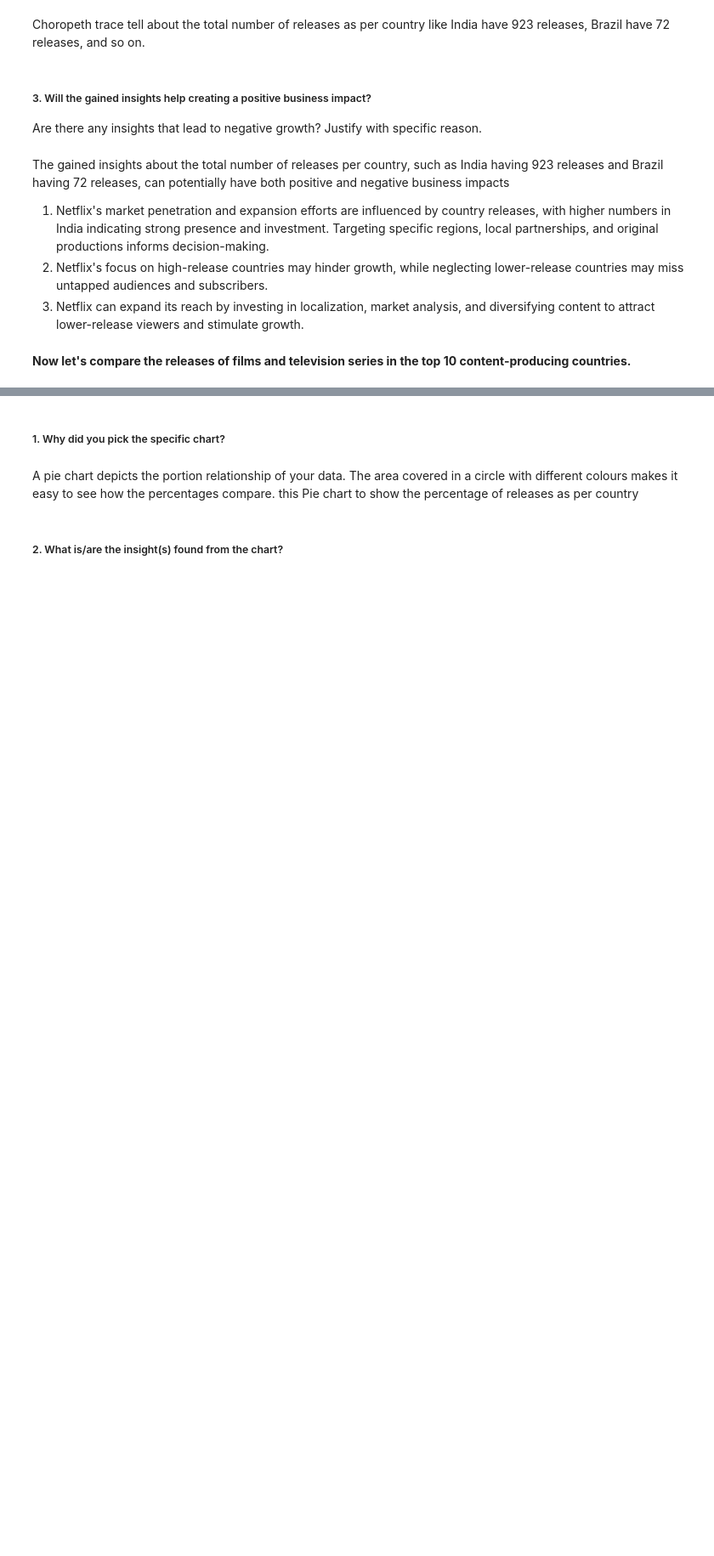
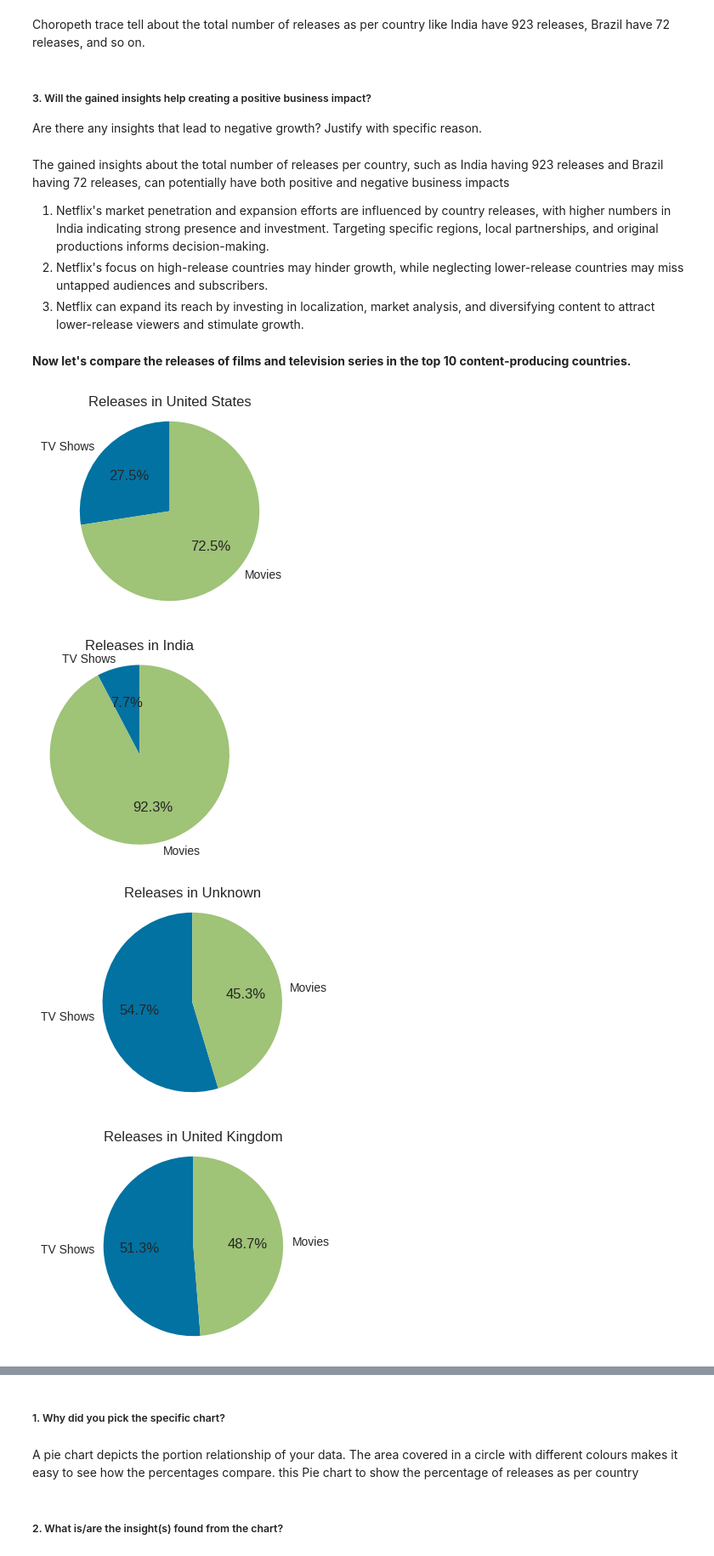
Before and after one commit to waghpallavi/Netflix-movies-and-TV-shows-clustering, a Jupyter notebook: Netflix_movies_and_TV_shows_clustering.ipynb, the cells around one changed output, grey strips where cells are left out. Shown at 85% size. Saved outputs shown, nothing was run; the diff lists cells and outputs as text; code cells hidden in the pictures; blank space fills up the shorter version.

```diff
--- a/Netflix_movies_and_TV_shows_clustering.ipynb
+++ b/Netflix_movies_and_TV_shows_clustering.ipynb
@@ -1272,3 +1272,34 @@ The gained insights about the total number of releases per country, such as Indi
 3. Netflix can expand its reach by investing in localization, market analysis, and diversifying content to attract lower-release viewers and stimulate growth.
 # %% [markdown]
 **Now let's compare the releases of films and television series in the top 10 content-producing countries.**
+# %%
+def draw_pie_charts_top_10(df):
+    # Group the DataFrame by country and calculate the count of TV shows and movies
+    grouped_df = df.groupby('country')['type'].value_counts().unstack().fillna(0)
+
+    # Get the top 10 countries with the highest total releases
+    top_10_countries = grouped_df.sum(axis=1).nlargest(10).index
+
+    # Iterate over each top country and create a pie chart
+    for country in top_10_countries:
+        # Get the counts of TV shows and movies for the country
+        tv_shows_count = grouped_df.loc[country, 'TV Show']
+        movies_count = grouped_df.loc[country, 'Movie']
+
+        # Create labels and sizes for the pie chart
+        labels = ['TV Shows', 'Movies']
+        sizes = [tv_shows_count, movies_count]
+
+        # Create the pie chart
+        plt.figure(figsize=(3, 3))
+        plt.pie(sizes, labels=labels, autopct='%1.1f%%', startangle=90)
+        plt.title(f'Releases in {country}')
+        plt.axis('equal')
+        plt.show()
+# %%
+draw_pie_charts_top_10(df)
+# %% [output]
+[figure, added]
+[figure, added]
+[figure, added]
+[figure, added]
```
Also changed, not shown: parts of 1 cell of this notebook.
